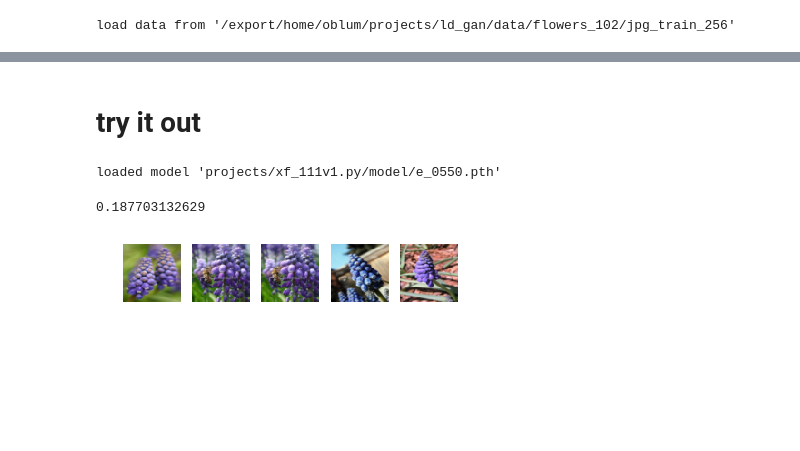
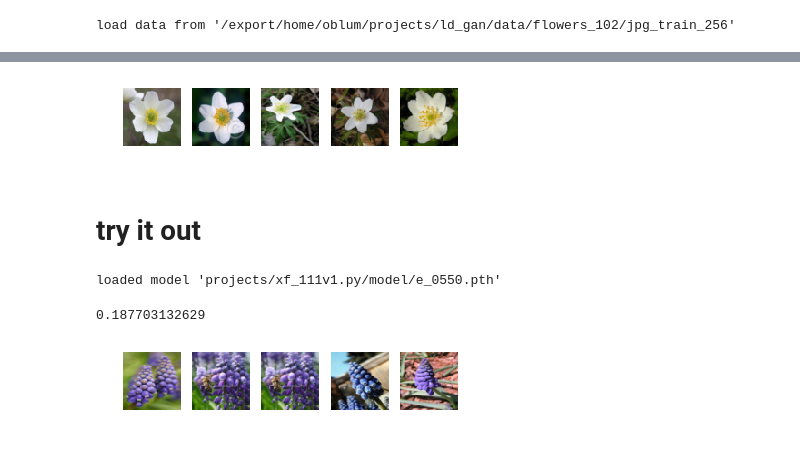
Before and after one commit to oliblum90/ld_gan, a Jupyter notebook: notebooks/00_try_around.ipynb, the cells around one changed output, grey strips where cells are left out. Cells and saved outputs as stored; diff of their text form; code cells hidden in the pictures; blank space fills up the shorter version.

Commit message:
added same_class option to nn_sampler

```diff
--- a/notebooks/00_try_around.ipynb
+++ b/notebooks/00_try_around.ipynb
@@ -24,0 +22,2 @@ batch_size = 256
+# %%
+enc = ld_gan.utils.model_handler.load_model("xf_111v1.py", 550, "enc")
@@ -24,0 +26,6 @@ batch_size = 256
+# %%
+sampler = ld_gan.sample.nn_sampler_life(enc, X, Y, 256, same_class = True)
+# %%
+t = time()
+x_batch, y_batch, z_batch, batch_idxs, nn_idxs, sr_idxs, z_enc = sampler.next()
+print time() - t
@@ -25,3 +44,7 @@ batch_size = 256
+# %%
+ld.disp(X[nn_idxs[4]])
+# %% [output]
+[figure, added]
 # %%
 n_classes = int(Y.max() + 1)
 # %%
```
Also changed, not shown: parts of 4 cells of this notebook, 8 other files.
